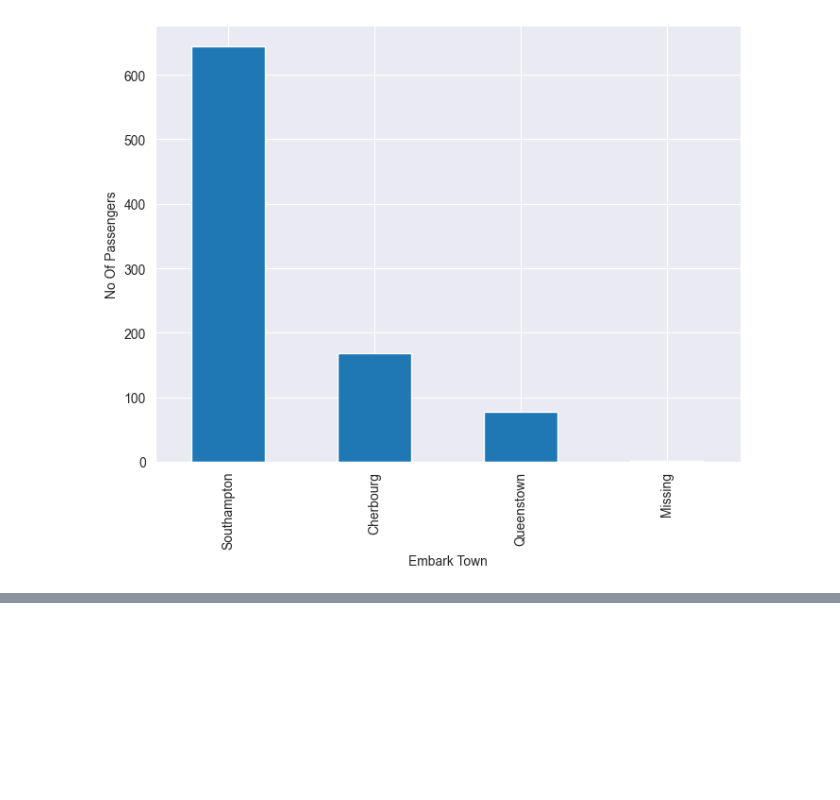
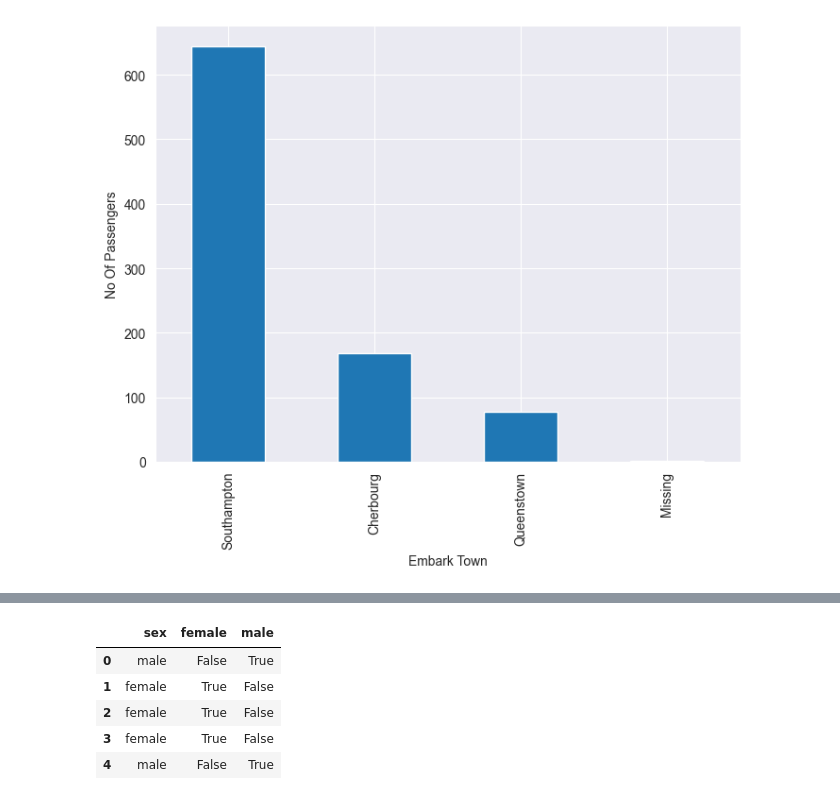
Before and after one commit to KennedyMungai/scikit-learn-intro, a Jupyter notebook: scikit_learn_intro.ipynb, the cells around one changed output, grey strips where cells are left out. Cells and saved outputs as stored; diff of their text form; code cells hidden in the pictures; blank space fills up the shorter version.

```diff
--- a/scikit_learn_intro.ipynb
+++ b/scikit_learn_intro.ipynb
@@ -363,0 +429,9 @@ Text(0, 0.5, 'No Of Passengers')
+# %%
+pd.concat([titanic_data['sex'], pd.get_dummies(titanic_data['sex'])], axis=1).head()
+# %% [output]
+|  | sex | female | male |
+| 0 | male | False | True |
+| 1 | female | True | False |
+| 2 | female | True | False |
+| 3 | female | True | False |
+| 4 | male | False | True |
```
Also changed, not shown: parts of 6 cells of this notebook.
